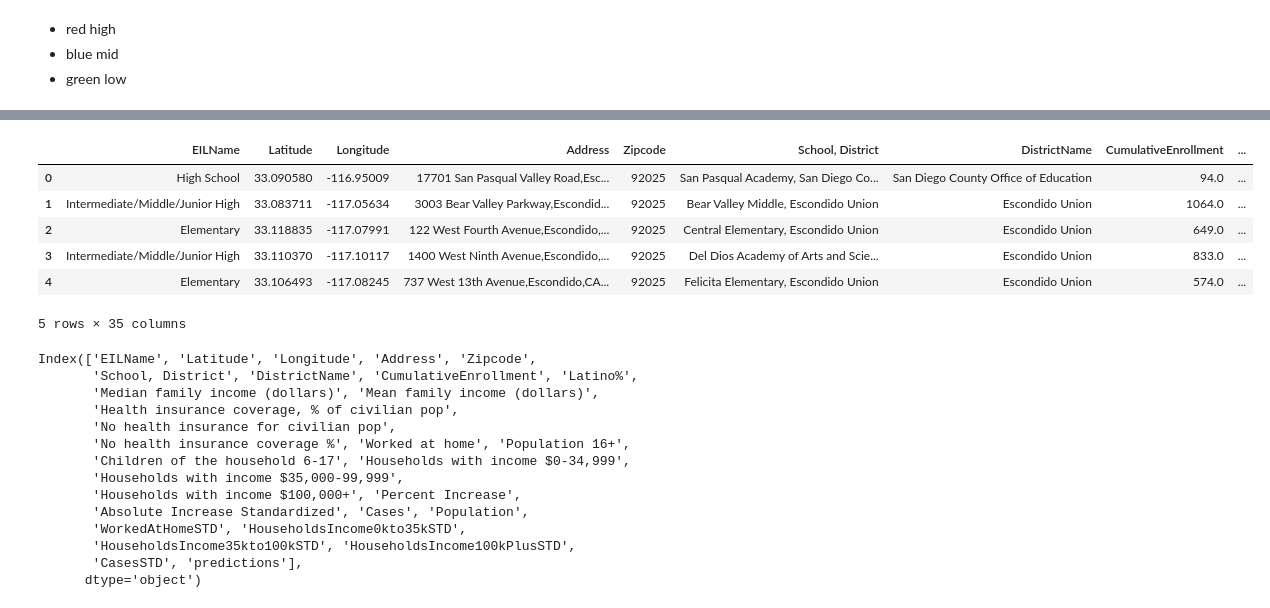
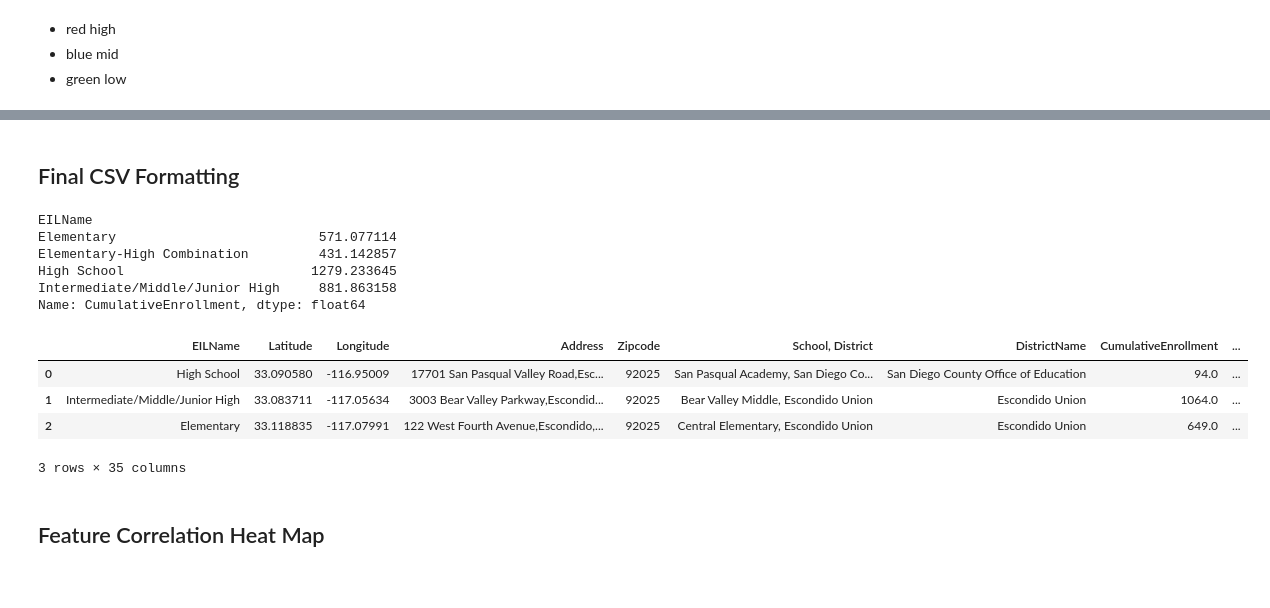
Before and after one commit to renaldyh27/COVID-Cool-for-School, a Jupyter notebook: Everything Cleaned.ipynb, the cells around one changed output, grey strips where cells are left out. Saved outputs shown, nothing was run; the diff lists cells and outputs as text; code cells hidden in the pictures.

Commit message:
finally cleaned dataset

```diff
--- a/Everything Cleaned.ipynb
+++ b/Everything Cleaned.ipynb
@@ -761,2 +617,12 @@ Name: CumulativeEnrollment, dtype: float64
+# %% [markdown]
+## Final CSV Formatting
 # %%
-school_avg_enrollment = dict(done_shorter.groupby('EILName')['CumulativeEnrollment'].mean())
+# Finds mean # of enrolled students by type of school
+done_shorter.groupby('EILName')['CumulativeEnrollment'].mean()
+# %% [output]
+EILName
+Elementary                          571.077114
+Elementary-High Combination         431.142857
+High School                        1279.233645
+Intermediate/Middle/Junior High     881.863158
+Name: CumulativeEnrollment, dtype: float64
@@ -767,30 +634,12 @@ done_shorter['Highly Populated'] = done_shorter['Mean Enrollment'] <= done_short
 # %%
+# Split Address col into seperate parts for easier front-end mapping
 done_shorter['School'] = done_shorter['School, District'].apply(lambda x: x.split(',')[0])
 done_shorter['Street'] = done_shorter['Address'].apply(lambda x: x.split(',')[0])
 done_shorter['City'] = done_shorter['Address'].apply(lambda x: x.split(',')[1])
-done_shorter.head()
+done_shorter.head(3)
 # %% [output]
 |  | EILName | Latitude | Longitude | Address | Zipcode | School, District | DistrictName | CumulativeEnrollment | ... |
 | 0 | High School | 33.090580 | -116.95009 | 17701 San Pasqual Valley Road,Esc... | 92025 | San Pasqual Academy, San Diego Co... | San Diego County Office of Education | 94.0 | ... |
 | 1 | Intermediate/Middle/Junior High | 33.083711 | -117.05634 | 3003 Bear Valley Parkway,Escondid... | 92025 | Bear Valley Middle, Escondido Union | Escondido Union | 1064.0 | ... |
 | 2 | Elementary | 33.118835 | -117.07991 | 122 West Fourth Avenue,Escondido,... | 92025 | Central Elementary, Escondido Union | Escondido Union | 649.0 | ... |
-| 3 | Intermediate/Middle/Junior High | 33.110370 | -117.10117 | 1400 West Ninth Avenue,Escondido,... | 92025 | Del Dios Academy of Arts and Scie... | Escondido Union | 833.0 | ... |
-| 4 | Elementary | 33.106493 | -117.08245 | 737 West 13th Avenue,Escondido,CA... | 92025 | Felicita Elementary, Escondido Union | Escondido Union | 574.0 | ... |
-5 rows × 35 columns
+3 rows × 35 columns
-# %%
-zero.columns
-# %% [output]
-Index(['EILName', 'Latitude', 'Longitude', 'Address', 'Zipcode',
-       'School, District', 'DistrictName', 'CumulativeEnrollment', 'Latino%',
-       'Median family income (dollars)', 'Mean family income (dollars)',
-       'Health insurance coverage, % of civilian pop',
-       'No health insurance for civilian pop',
-       'No health insurance coverage %', 'Worked at home', 'Population 16+',
-       'Children of the household 6-17', 'Households with income $0-34,999',
-       'Households with income $35,000-99,999',
-       'Households with income $100,000+', 'Percent Increase',
-       'Absolute Increase Standardized', 'Cases', 'Population',
-       'WorkedAtHomeSTD', 'HouseholdsIncome0kto35kSTD',
-       'HouseholdsIncome35kto100kSTD', 'HouseholdsIncome100kPlusSTD',
-       'CasesSTD', 'predictions'],
-      dtype='object')
@@ -797,3 +648,5 @@ Index(['EILName', 'Latitude', 'Longitude', 'Address', 'Zipcode',
+# %% [markdown]
+## Feature Correlation Heat Map
 # %%
 corr = done_shorter.corr().drop(['Latitude','Longitude','No health insurance coverage %','Median family income (dollars)','Zipcode']).drop([
     'Latitude','Longitude','No health insurance coverage %','Median family income (dollars)','Zipcode'],axis = 1)
```
Also changed, not shown: parts of 108 cells of this notebook.
